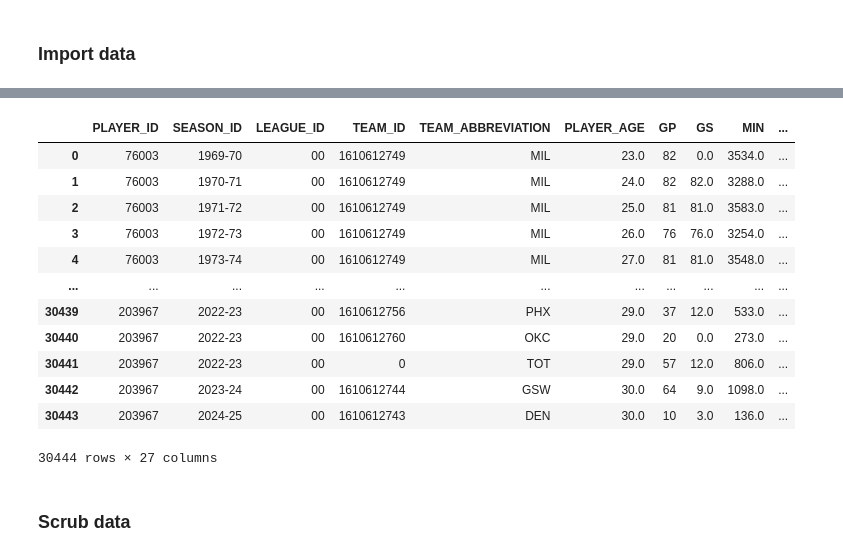
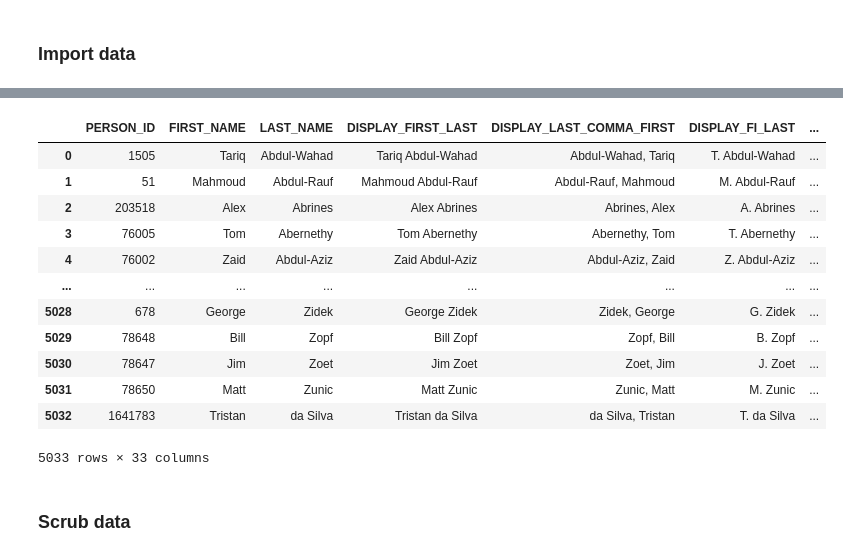
Before and after one commit to anewbegin95/nbadata, a Jupyter notebook: season_ranking.ipynb, the cells around one changed output, grey strips where cells are left out. Cells and saved outputs as stored; diff of their text form; code cells hidden in the pictures.

```diff
--- a/season_ranking.ipynb
+++ b/season_ranking.ipynb
@@ -113,19 +17,0 @@ def get_player_career_stats(player_ids, headers, max_workers=5, retries=3, delay
-# %%
-# Run the function to get player career stats for all player IDs
-
-df_player_career_stats = get_player_career_stats(player_ids, headers)
-df_player_career_stats
-# %% [output]
-|  | PLAYER_ID | SEASON_ID | LEAGUE_ID | TEAM_ID | TEAM_ABBREVIATION | PLAYER_AGE | GP | GS | MIN | ... |
-| 0 | 76003 | 1969-70 | 00 | 1610612749 | MIL | 23.0 | 82 | 0.0 | 3534.0 | ... |
-| 1 | 76003 | 1970-71 | 00 | 1610612749 | MIL | 24.0 | 82 | 82.0 | 3288.0 | ... |
-| 2 | 76003 | 1971-72 | 00 | 1610612749 | MIL | 25.0 | 81 | 81.0 | 3583.0 | ... |
-| 3 | 76003 | 1972-73 | 00 | 1610612749 | MIL | 26.0 | 76 | 76.0 | 3254.0 | ... |
-| 4 | 76003 | 1973-74 | 00 | 1610612749 | MIL | 27.0 | 81 | 81.0 | 3548.0 | ... |
-| ... | ... | ... | ... | ... | ... | ... | ... | ... | ... | ... |
-| 30439 | 203967 | 2022-23 | 00 | 1610612756 | PHX | 29.0 | 37 | 12.0 | 533.0 | ... |
-| 30440 | 203967 | 2022-23 | 00 | 1610612760 | OKC | 29.0 | 20 | 0.0 | 273.0 | ... |
-| 30441 | 203967 | 2022-23 | 00 | 0 | TOT | 29.0 | 57 | 12.0 | 806.0 | ... |
-| 30442 | 203967 | 2023-24 | 00 | 1610612744 | GSW | 30.0 | 64 | 9.0 | 1098.0 | ... |
-| 30443 | 203967 | 2024-25 | 00 | 1610612743 | DEN | 30.0 | 10 | 3.0 | 136.0 | ... |
-30444 rows × 27 columns
@@ -148,2 +30,20 @@ player_name_df = pd.read_csv(player_name_csv, header=0)
+# %%
+# Survey data
+df_stats
+df_player_info
+# %% [output]
+|  | PERSON_ID | FIRST_NAME | LAST_NAME | DISPLAY_FIRST_LAST | DISPLAY_LAST_COMMA_FIRST | DISPLAY_FI_LAST | ... |
+| 0 | 1505 | Tariq | Abdul-Wahad | Tariq Abdul-Wahad | Abdul-Wahad, Tariq | T. Abdul-Wahad | ... |
+| 1 | 51 | Mahmoud | Abdul-Rauf | Mahmoud Abdul-Rauf | Abdul-Rauf, Mahmoud | M. Abdul-Rauf | ... |
+| 2 | 203518 | Alex | Abrines | Alex Abrines | Abrines, Alex | A. Abrines | ... |
+| 3 | 76005 | Tom | Abernethy | Tom Abernethy | Abernethy, Tom | T. Abernethy | ... |
+| 4 | 76002 | Zaid | Abdul-Aziz | Zaid Abdul-Aziz | Abdul-Aziz, Zaid | Z. Abdul-Aziz | ... |
+| ... | ... | ... | ... | ... | ... | ... | ... |
+| 5028 | 678 | George | Zidek | George Zidek | Zidek, George | G. Zidek | ... |
+| 5029 | 78648 | Bill | Zopf | Bill Zopf | Zopf, Bill | B. Zopf | ... |
+| 5030 | 78647 | Jim | Zoet | Jim Zoet | Zoet, Jim | J. Zoet | ... |
+| 5031 | 78650 | Matt | Zunic | Matt Zunic | Zunic, Matt | M. Zunic | ... |
+| 5032 | 1641783 | Tristan | da Silva | Tristan da Silva | da Silva, Tristan | T. da Silva | ... |
+5033 rows × 33 columns
 # %% [markdown]
 ### Scrub data
```
Also changed, not shown: parts of 14 cells of this notebook, 1 other file.
